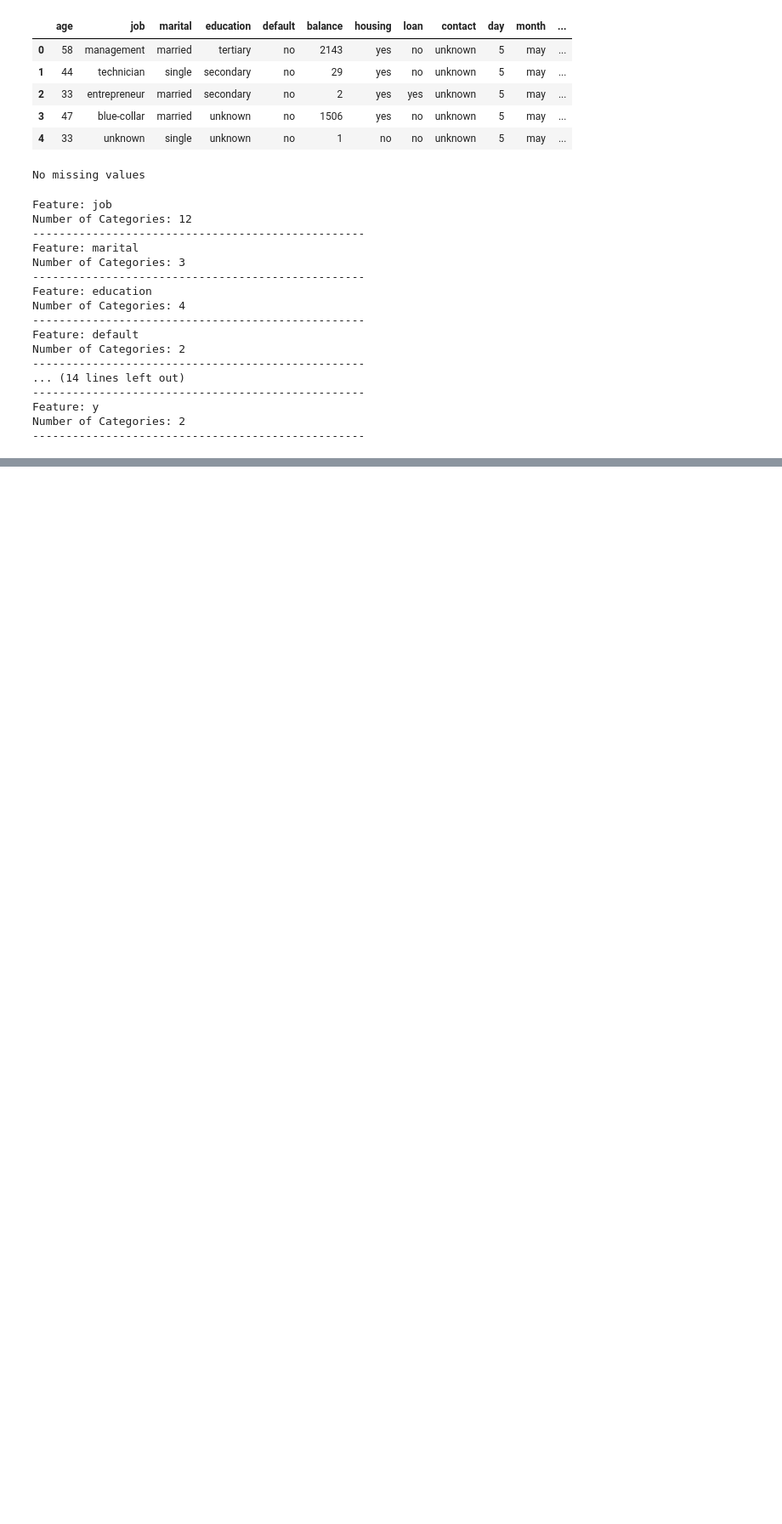
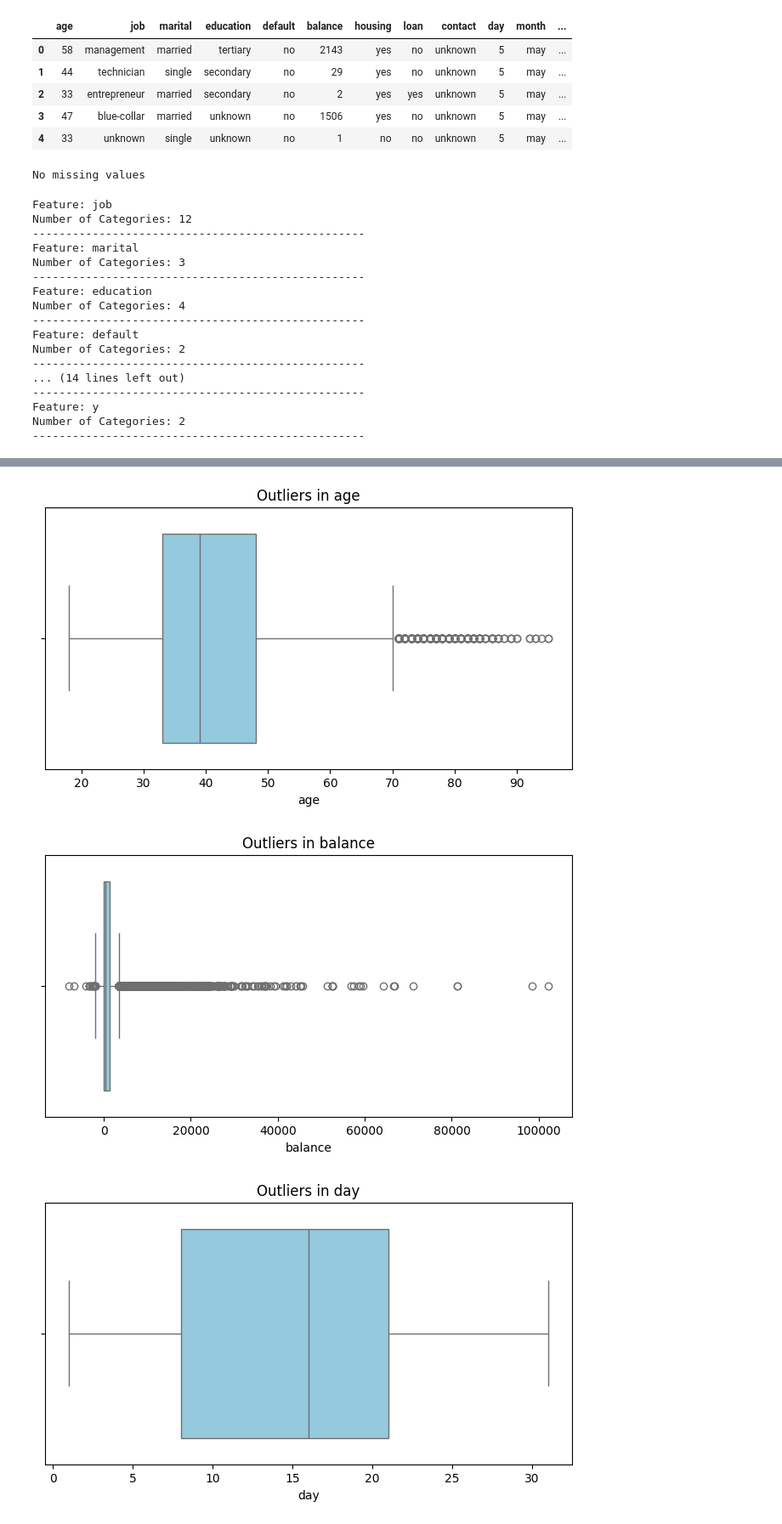
Before and after one commit to Amar1o/Machinelearningcw, a Jupyter notebook: ml.ipynb, the cells around one changed output, grey strips where cells are left out. Shown: that part at 85% size. Drawn from its saved outputs; the diff is of its cells as text; code cells hidden in the pictures; blank space fills up the shorter version.

```diff
--- a/ml.ipynb
+++ b/ml.ipynb
@@ -108,0 +162,26 @@ Number of Categories: 2
+# %%
+outliers_dict = {}
+
+# Loop through each feature
+for feature in continuous_features:
+    plt.figure(figsize=(8, 4))
+    boxplot = sns.boxplot(x=dataframe[feature], color='skyblue')
+    plt.title(f'Outliers in {feature}')
+    plt.xlabel(feature)
+    plt.show()
+
+    # Extract outliers from the boxplot
+    # Access the outlier points from the boxplot
+    outliers = [point.get_xdata()[0] for point in boxplot.artists if isinstance(point, plt.Line2D)]
+
+
+    # Save the outliers in the dictionary
+    outliers_dict[feature] = outliers
+
+# Display the outliers for each feature
+for feature, outliers in outliers_dict.items():
+    print(f"Outliers for {feature}: {outliers}")
+# %% [output]
+[figure, added]
+[figure, added]
+[figure, added]
```
Also changed, not shown: parts of 29 cells of this notebook.
